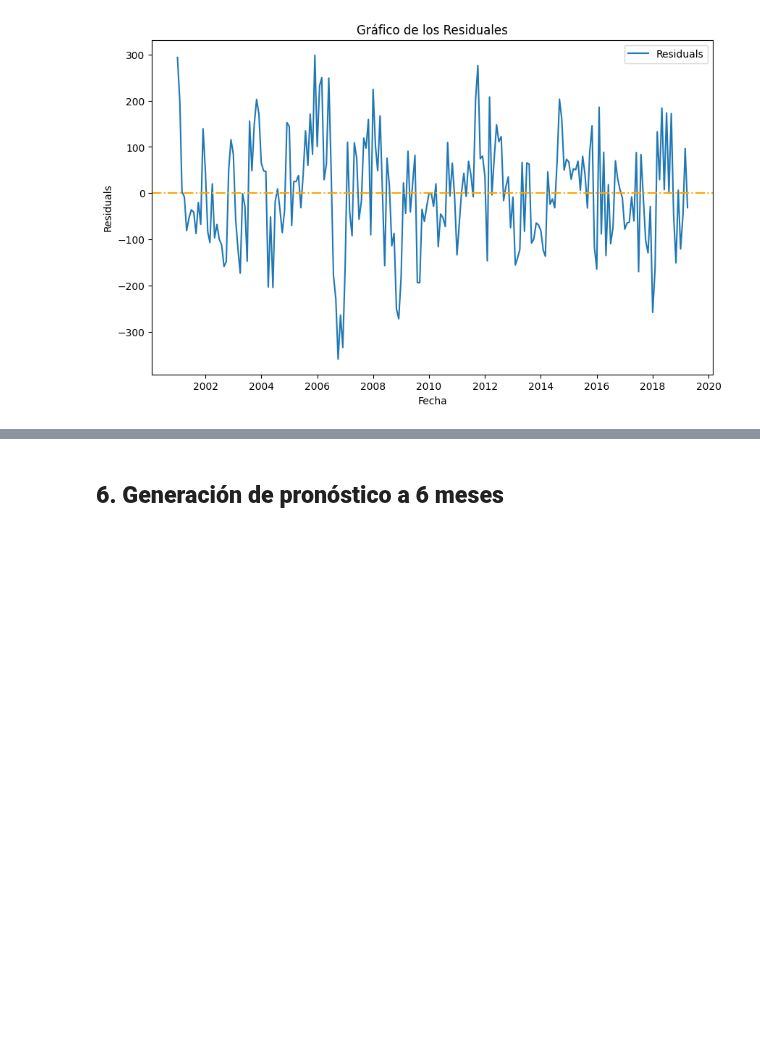
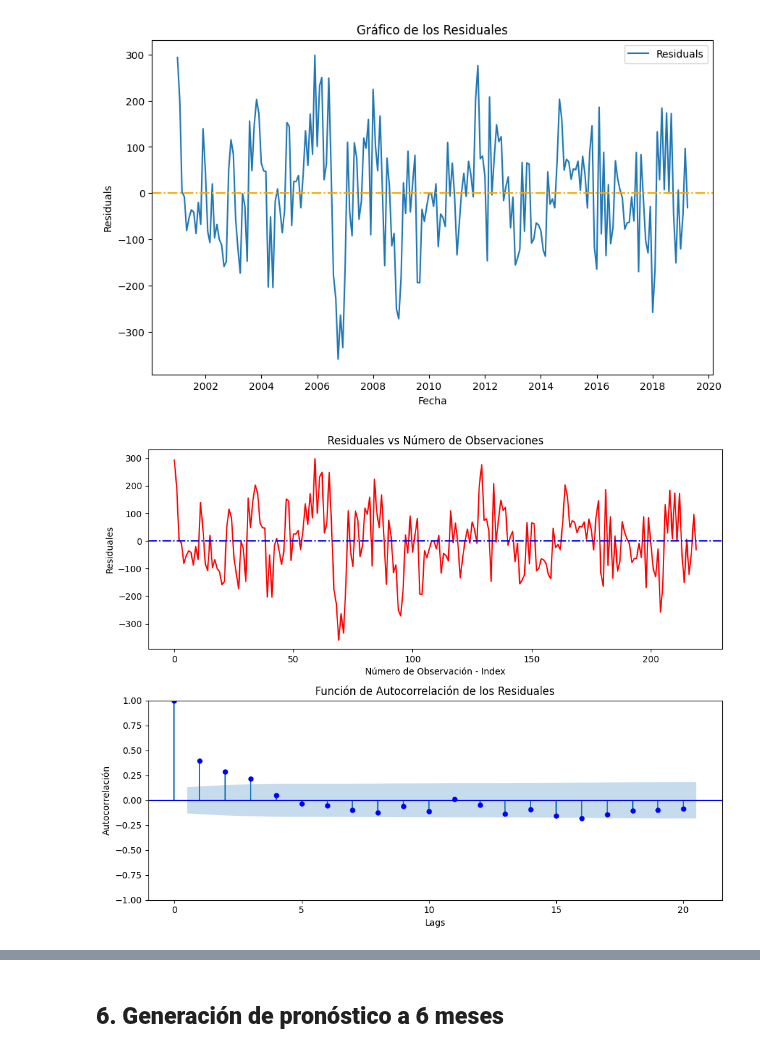
Before and after one commit to alfa7g7/Fundamentos-analitica-II, a Jupyter notebook: Clase 2/fundamentos_analítica_clase2_Tarea.ipynb, the cells around one changed output, grey strips where cells are left out. Drawn from its saved outputs; the diff is of its cells as text; code cells hidden in the pictures; blank space fills up the shorter version.

```diff
--- a/Clase 2/fundamentos_analítica_clase2_Tarea.ipynb
+++ b/Clase 2/fundamentos_analítica_clase2_Tarea.ipynb
@@ -324,3 +327,28 @@ plt.legend()
 plt.show()
 # %% [output]
 [figure]
+# %%
+# Calcular los residuales
+residuos = month_dummies['Residuals']
+
+# Crear la figura y los ejes
+fig, ax = plt.subplots(2, 1, figsize=(10, 8))
+
+# Primer gráfico: Residuales vs Número de Observación
+ax[0].plot(range(len(residuos)), residuos, color='r')
+ax[0].axhline(y=0, linestyle='-.', color='blue')
+ax[0].set_xlabel('Número de Observación - Index')
+ax[0].set_ylabel('Residuales')
+ax[0].set_title('Residuales vs Número de Observaciones')
+
+# Segundo gráfico: Función de Autocorrelación (ACF)
+plot_acf(residuos, lags=20, color='b', ax=ax[1])
+ax[1].set_xlabel('Lags')
+ax[1].set_ylabel('Autocorrelación')
+ax[1].set_title("Función de Autocorrelación de los Residuales")
+
+# Ajustar el layout para evitar superposición
+plt.tight_layout()
+plt.show()
+# %% [output]
+[figure, added]
```
Also changed, not shown: parts of 19 cells of this notebook.
